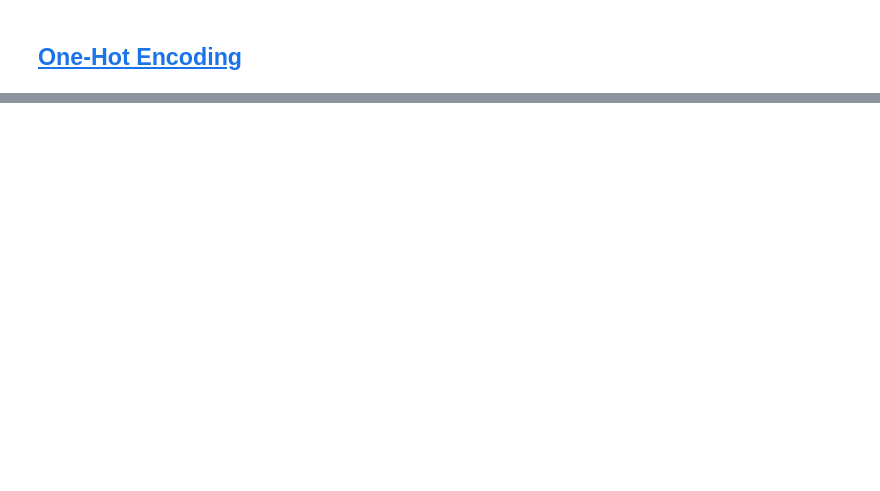
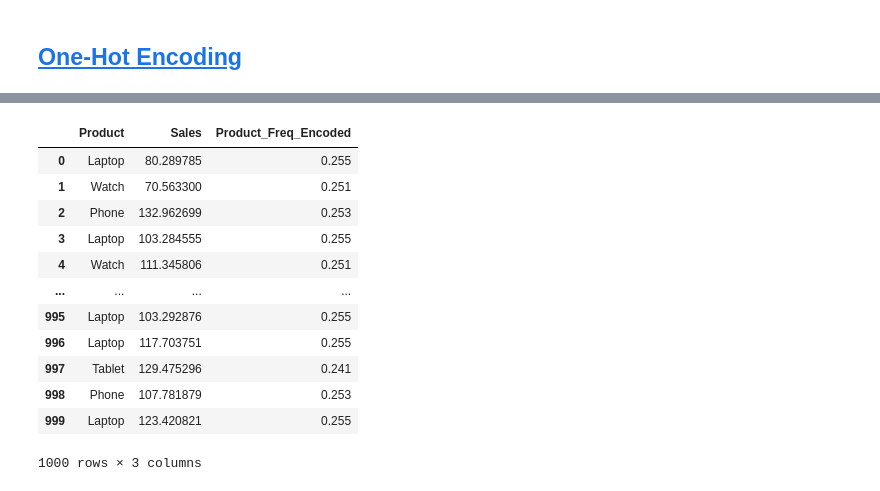
Before and after one commit to pytopia/Data-Processing-for-ML, a Jupyter notebook: Lectures/06 Exploratory Data Analysis (EDA)/05 Encoding Categorical Variables.ipynb, the cells around one changed output, grey strips where cells are left out. Saved outputs shown, nothing was run; the diff lists cells and outputs as text; code cells hidden in the pictures; blank space fills up the shorter version.

```diff
--- a/Lectures/06 Exploratory Data Analysis (EDA)/05 Encoding Categorical Variables.ipynb
+++ b/Lectures/06 Exploratory Data Analysis (EDA)/05 Encoding Categorical Variables.ipynb
@@ -268,0 +536,10 @@ However, there are some practical considerations to keep in mind:
+# %%
+import pandas as pd
+import numpy as np
+
+# Sample data
+np.random.seed(0)
+data = pd.DataFrame({
+    'Product': np.random.choice(['Laptop', 'Phone', 'Tablet', 'Watch'], 1000),
+    'Sales': np.random.normal(loc=100, scale=20, size=1000)
+})
@@ -268,0 +562,19 @@ However, there are some practical considerations to keep in mind:
+# %%
+# Calculate frequency encoding
+freq_encoding = data['Product'].value_counts() / len(data)
+data['Product_Freq_Encoded'] = data['Product'].map(freq_encoding)
+data
+# %% [output]
+|  | Product | Sales | Product_Freq_Encoded |
+| 0 | Laptop | 80.289785 | 0.255 |
+| 1 | Watch | 70.563300 | 0.251 |
+| 2 | Phone | 132.962699 | 0.253 |
+| 3 | Laptop | 103.284555 | 0.255 |
+| 4 | Watch | 111.345806 | 0.251 |
+| ... | ... | ... | ... |
+| 995 | Laptop | 103.292876 | 0.255 |
+| 996 | Laptop | 117.703751 | 0.255 |
+| 997 | Tablet | 129.475296 | 0.241 |
+| 998 | Phone | 107.781879 | 0.253 |
+| 999 | Laptop | 123.420821 | 0.255 |
+1000 rows × 3 columns
```
Also changed, not shown: parts of 204 cells of this notebook, 5 other files.
